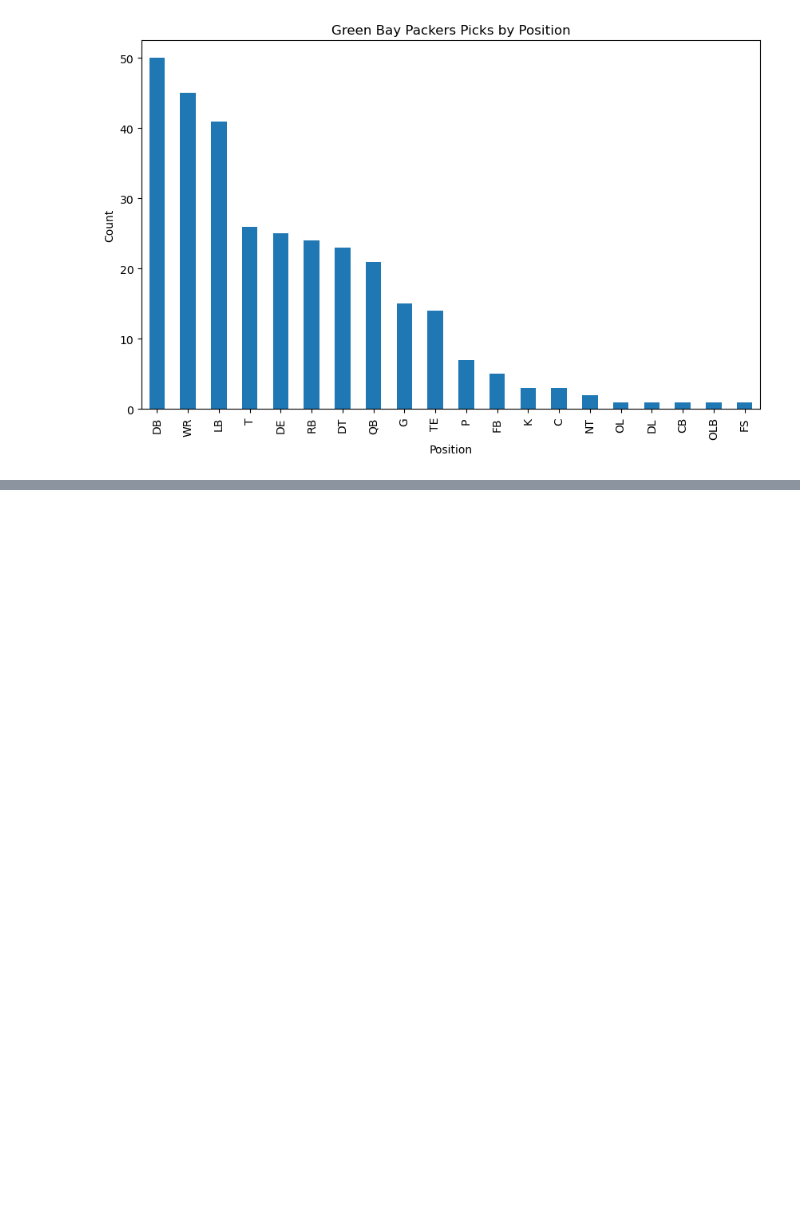
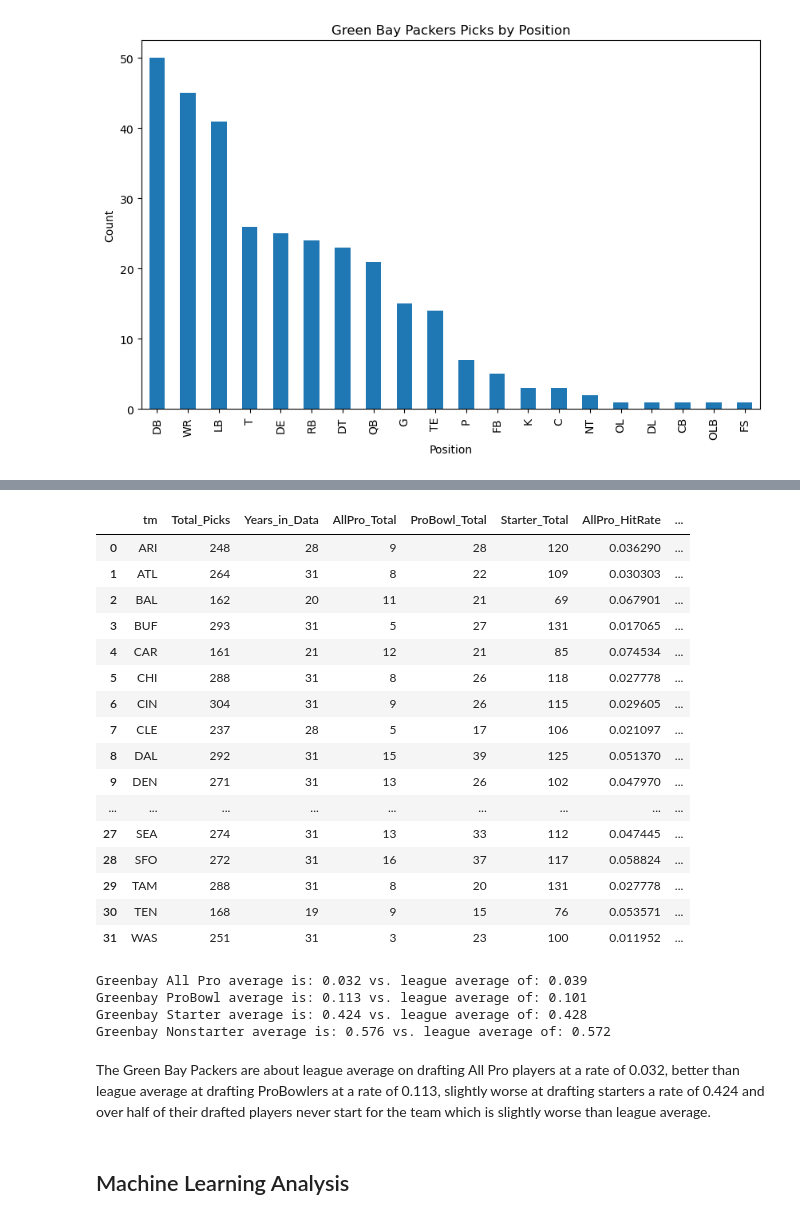
Before and after one commit to Brandonwood44/Football, a Jupyter notebook: NFL_draft.ipynb, the cells around one changed output, grey strips where cells are left out. Saved outputs shown, nothing was run; the diff lists cells and outputs as text; code cells hidden in the pictures; blank space fills up the shorter version.

```diff
--- a/NFL_draft.ipynb
+++ b/NFL_draft.ipynb
@@ -219,0 +285,69 @@ Name: player, dtype: object
+# %%
+allpro_count = draft.groupby('tm')['ap1'].apply(lambda x: (x > 0).sum())
+pb_count     = draft.groupby('tm')['pb'].apply(lambda x: (x > 0).sum())
+starter_count= draft.groupby('tm')['st'].apply(lambda x: (x > 0).sum())
+bust_count = draft.groupby('tm')['st'].apply(lambda x: (x == 0).sum())
+
+# --- Base counts ---
+picks_by_team = draft.groupby('tm').size()
+years_by_team = draft.groupby('tm')['year'].nunique()
+
+# --- Hit rates ---
+allpro_rate   = allpro_count / picks_by_team
+pb_rate       = pb_count / picks_by_team
+starter_rate  = starter_count / picks_by_team
+bust_rate = bust_count / picks_by_team
+
+# --- Combine into one DataFrame ---
+summary = pd.DataFrame({
+    'Total_Picks': picks_by_team,
+    'Years_in_Data': years_by_team,
+    'AllPro_Total': allpro_count,
+    'ProBowl_Total': pb_count,
+    'Starter_Total': starter_count,
+    'AllPro_HitRate': allpro_rate,
+    'ProBowl_HitRate': pb_rate,
+    'Starter_HitRate': starter_rate,
+    'NoneStarter_Rate': bust_rate
+}).reset_index()
+
+summary
+# %% [output]
+|  | tm | Total_Picks | Years_in_Data | AllPro_Total | ProBowl_Total | Starter_Total | AllPro_HitRate | ... |
+| 0 | ARI | 248 | 28 | 9 | 28 | 120 | 0.036290 | ... |
+| 1 | ATL | 264 | 31 | 8 | 22 | 109 | 0.030303 | ... |
+| 2 | BAL | 162 | 20 | 11 | 21 | 69 | 0.067901 | ... |
+| 3 | BUF | 293 | 31 | 5 | 27 | 131 | 0.017065 | ... |
+| 4 | CAR | 161 | 21 | 12 | 21 | 85 | 0.074534 | ... |
+| 5 | CHI | 288 | 31 | 8 | 26 | 118 | 0.027778 | ... |
+| 6 | CIN | 304 | 31 | 9 | 26 | 115 | 0.029605 | ... |
+| 7 | CLE | 237 | 28 | 5 | 17 | 106 | 0.021097 | ... |
+| 8 | DAL | 292 | 31 | 15 | 39 | 125 | 0.051370 | ... |
+| 9 | DEN | 271 | 31 | 13 | 26 | 102 | 0.047970 | ... |
+| ... | ... | ... | ... | ... | ... | ... | ... | ... |
+| 27 | SEA | 274 | 31 | 13 | 33 | 112 | 0.047445 | ... |
+| 28 | SFO | 272 | 31 | 16 | 37 | 117 | 0.058824 | ... |
+| 29 | TAM | 288 | 31 | 8 | 20 | 131 | 0.027778 | ... |
+| 30 | TEN | 168 | 19 | 9 | 15 | 76 | 0.053571 | ... |
+| 31 | WAS | 251 | 31 | 3 | 23 | 100 | 0.011952 | ... |
+# %%
+leagueavgAP = np.mean(summary['AllPro_HitRate'])
+leagueavgPB = np.mean(summary['ProBowl_HitRate'])
+leagueavgST = np.mean(summary['Starter_HitRate'])
+leagueavgBust = np.mean(summary['NoneStarter_Rate'])
+GNBsummary = summary[summary['tm'] == 'GNB']
+
+
+print("Greenbay All Pro average is:", np.round(GNBsummary['AllPro_HitRate'].iloc[0], 3),"vs. league average of:", np.round(leagueavgAP,3))
+print("Greenbay ProBowl average is:", np.round(GNBsummary['ProBowl_HitRate'].iloc[0],3),"vs. league average of:", np.round(leagueavgPB,3))
+print("Greenbay Starter average is:", np.round(GNBsummary['Starter_HitRate'].iloc[0],3),"vs. league average of:", np.round(leagueavgST,3))
+print("Greenbay Nonstarter average is:", np.round(GNBsummary['NoneStarter_Rate'].iloc[0],3),"vs. league average of:", np.round(leagueavgBust,3))
+# %% [output]
+Greenbay All Pro average is: 0.032 vs. league average of: 0.039
+Greenbay ProBowl average is: 0.113 vs. league average of: 0.101
+Greenbay Starter average is: 0.424 vs. league average of: 0.428
+Greenbay Nonstarter average is: 0.576 vs. league average of: 0.572
+# %% [markdown]
+The Green Bay Packers are about league average on drafting All Pro players at a rate of 0.032, better than league average at drafting ProBowlers at a rate of 0.113, slightly worse at drafting starters a rate of 0.424 and over half of their drafted players never start for the team which is slightly worse than league average.
+# %% [markdown]
+## Machine Learning Analysis
```
Also changed, not shown: parts of 15 cells of this notebook.
